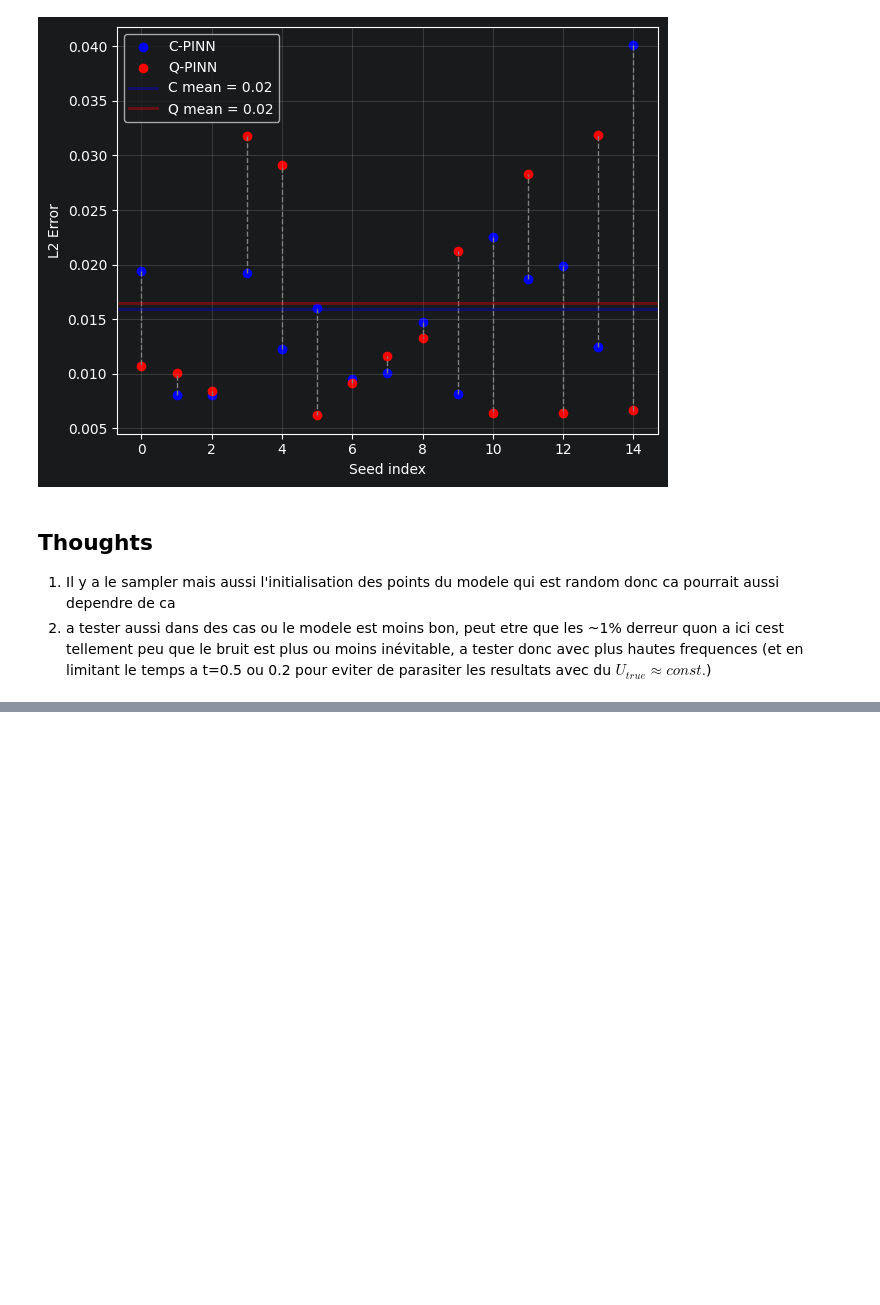
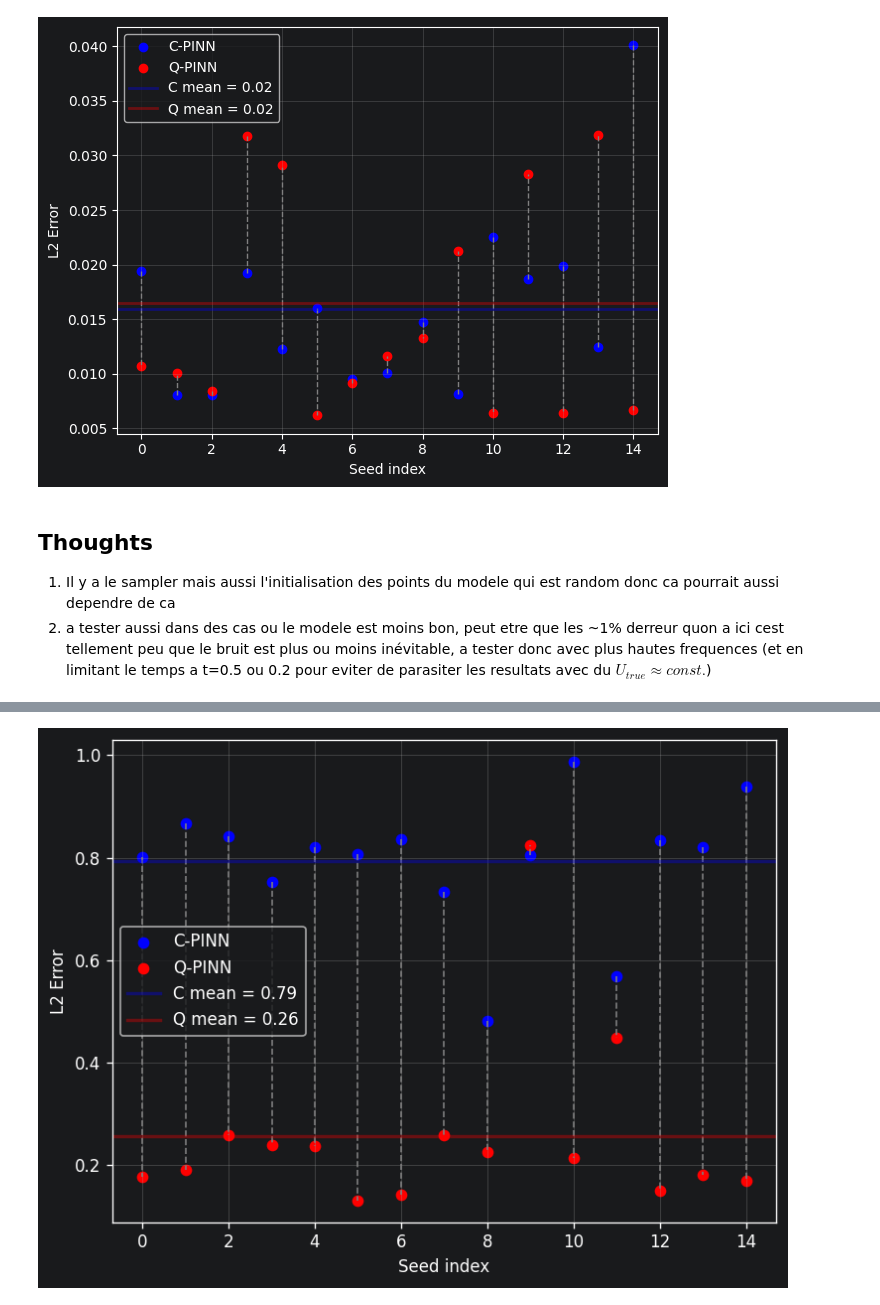
Before and after one commit to jadorez/QPINN-Analysis, a Jupyter notebook: notebooks/Reproducibility.ipynb, the cells around one changed output, grey strips where cells are left out. Drawn from its saved outputs; the diff is of its cells as text; code cells hidden in the pictures; blank space fills up the shorter version.

```diff
--- a/notebooks/Reproducibility.ipynb
+++ b/notebooks/Reproducibility.ipynb
@@ -171,0 +249,43 @@ plt.show()
+# %%
+import numpy as np
+# seed_l2_comparison(hf_classical_l2, hf_quantum_l2, "C-PINN", "Q-PINN")
+
+
+# x-coordinates (indices)
+x = np.arange(len(hf_classical_l2))
+
+# Plot points
+plt.scatter(x, hf_classical_l2, color='blue', label='C-PINN')
+plt.scatter(x, hf_quantum_l2, color='red', label='Q-PINN')
+
+#means
+mean1 = np.mean(hf_classical_l2)
+mean2 = np.mean(hf_quantum_l2)
+
+
+# Connect corresponding points
+for i in range(len(hf_classical_l2)):
+    plt.plot(
+        [x[i], x[i]],
+        [hf_classical_l2[i], hf_quantum_l2[i]],
+        linestyle='--',
+        color='gray',
+        linewidth=1
+    )
+
+
+# Mean lines
+plt.axhline(mean1, color='blue', linewidth=2,
+           label=f'C mean = {mean1:.2f}', alpha=0.35)
+plt.axhline(mean2, color='red', linewidth=2,
+           label=f'Q mean = {mean2:.2f}', alpha=0.35)
+
+
+plt.xlabel('Seed index')
+plt.ylabel('L2 Error')
+plt.legend()
+plt.grid(True, alpha=0.3)
+plt.tight_layout()
+plt.show()
+# %% [output]
+[figure, added]
```
Also changed, not shown: parts of 4 cells of this notebook, 1 other file.
